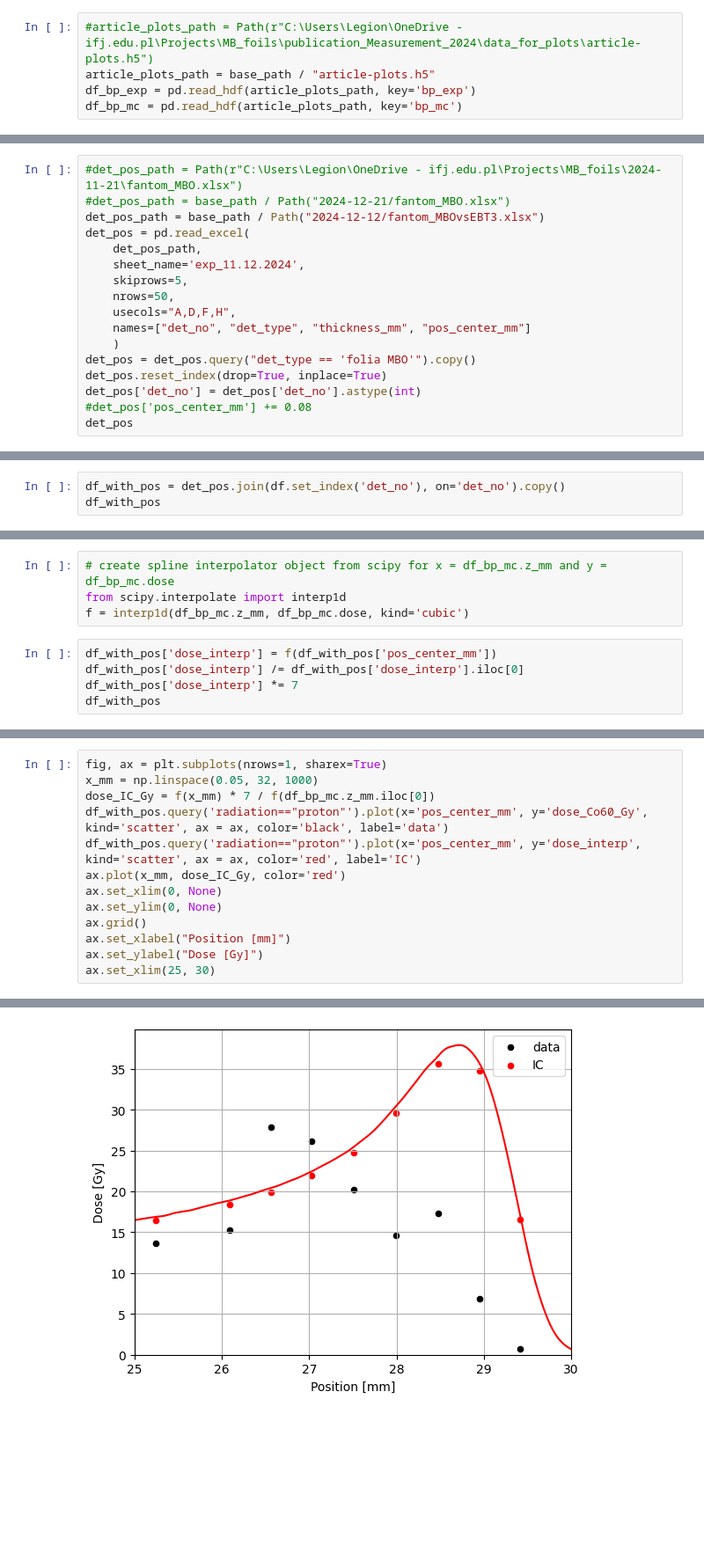
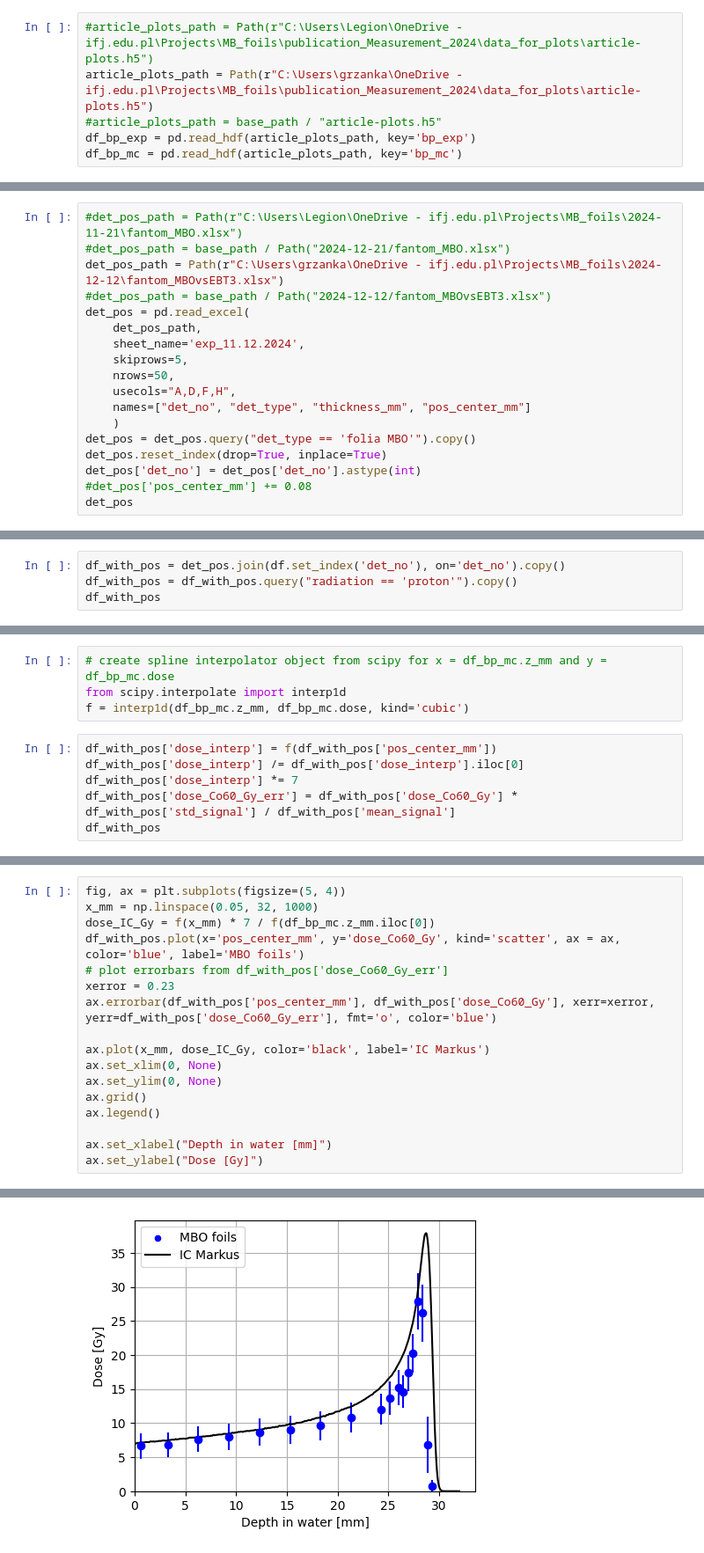
Before and after one commit to grzanka/osl_mb_foils, a Jupyter notebook: notebooks/pub_materials_2024/0.2-lg-mb-foils-efficiency.ipynb, the cells around one changed output, grey strips where cells are left out. Shown at 88% size. Cells and saved outputs as stored; diff of their text form; blank space fills up the shorter version.

```diff
--- a/notebooks/pub_materials_2024/0.2-lg-mb-foils-efficiency.ipynb
+++ b/notebooks/pub_materials_2024/0.2-lg-mb-foils-efficiency.ipynb
@@ -58,7 +60,8 @@ sns.relplot(data=df, x='det_no', y='dose_Co60_Gy', hue='radiation', kind='scatte
 # Bragg peak data from dosimetry and MC
 # %%
 #article_plots_path = Path(r"C:\Users\Legion\OneDrive - ifj.edu.pl\Projects\MB_foils\publication_Measurement_2024\data_for_plots\article-plots.h5")
-article_plots_path = base_path / "article-plots.h5"
+article_plots_path = Path(r"C:\Users\grzanka\OneDrive - ifj.edu.pl\Projects\MB_foils\publication_Measurement_2024\data_for_plots\article-plots.h5")
+#article_plots_path = base_path / "article-plots.h5"
 df_bp_exp = pd.read_hdf(article_plots_path, key='bp_exp')
 df_bp_mc = pd.read_hdf(article_plots_path, key='bp_mc')
 # %%
@@ -76,7 +79,8 @@ ax.set_ylabel("Relative dose [a.u.]");
 # %%
 #det_pos_path = Path(r"C:\Users\Legion\OneDrive - ifj.edu.pl\Projects\MB_foils\2024-11-21\fantom_MBO.xlsx")
 #det_pos_path = base_path / Path("2024-12-21/fantom_MBO.xlsx")
-det_pos_path = base_path / Path("2024-12-12/fantom_MBOvsEBT3.xlsx")
+det_pos_path = Path(r"C:\Users\grzanka\OneDrive - ifj.edu.pl\Projects\MB_foils\2024-12-12\fantom_MBOvsEBT3.xlsx")
+#det_pos_path = base_path / Path("2024-12-12/fantom_MBOvsEBT3.xlsx")
 det_pos = pd.read_excel(
     det_pos_path,
     sheet_name='exp_11.12.2024',
@@ -111,5 +115,6 @@ det_pos
 # %%
 df_with_pos = det_pos.join(df.set_index('det_no'), on='det_no').copy()
+df_with_pos = df_with_pos.query("radiation == 'proton'").copy()
 df_with_pos
 # %% [output]
 |  | det_no | det_type | thickness_mm | pos_center_mm | mean_signal | std_signal | radiation | perc_error | ... |
@@ -150,6 +155,7 @@ f = interp1d(df_bp_mc.z_mm, df_bp_mc.dose, kind='cubic')
 df_with_pos['dose_interp'] = f(df_with_pos['pos_center_mm'])
 df_with_pos['dose_interp'] /= df_with_pos['dose_interp'].iloc[0]
 df_with_pos['dose_interp'] *= 7
+df_with_pos['dose_Co60_Gy_err'] = df_with_pos['dose_Co60_Gy'] * df_with_pos['std_signal'] / df_with_pos['mean_signal']
 df_with_pos
 # %% [output]
 |  | det_no | det_type | thickness_mm | pos_center_mm | mean_signal | std_signal | radiation | perc_error | ... |
@@ -172,14 +178,18 @@ df_with_pos
 # %%
-fig, ax = plt.subplots(nrows=1, sharex=True)
+fig, ax = plt.subplots(figsize=(5, 4))
 x_mm = np.linspace(0.05, 32, 1000)
 dose_IC_Gy = f(x_mm) * 7 / f(df_bp_mc.z_mm.iloc[0])
-df_with_pos.query('radiation=="proton"').plot(x='pos_center_mm', y='dose_Co60_Gy', kind='scatter', ax = ax, color='black', label='data')
-df_with_pos.query('radiation=="proton"').plot(x='pos_center_mm', y='dose_interp', kind='scatter', ax = ax, color='red', label='IC')
-ax.plot(x_mm, dose_IC_Gy, color='red')
+df_with_pos.plot(x='pos_center_mm', y='dose_Co60_Gy', kind='scatter', ax = ax, color='blue', label='MBO foils')
+# plot errorbars from df_with_pos['dose_Co60_Gy_err']
+xerror = 0.23
+ax.errorbar(df_with_pos['pos_center_mm'], df_with_pos['dose_Co60_Gy'], xerr=xerror, yerr=df_with_pos['dose_Co60_Gy_err'], fmt='o', color='blue')
+
+ax.plot(x_mm, dose_IC_Gy, color='black', label='IC Markus')
 ax.set_xlim(0, None)
 ax.set_ylim(0, None)
 ax.grid()
-ax.set_xlabel("Position [mm]")
+ax.legend()
+
+ax.set_xlabel("Depth in water [mm]")
 ax.set_ylabel("Dose [Gy]")
-ax.set_xlim(25, 30)
 # %% [output]
@@ -187 +197 @@ ax.set_xlim(25, 30)
-[figure, old version]
+[figure, new version]
```
Also changed, not shown: parts of 13 cells of this notebook.
